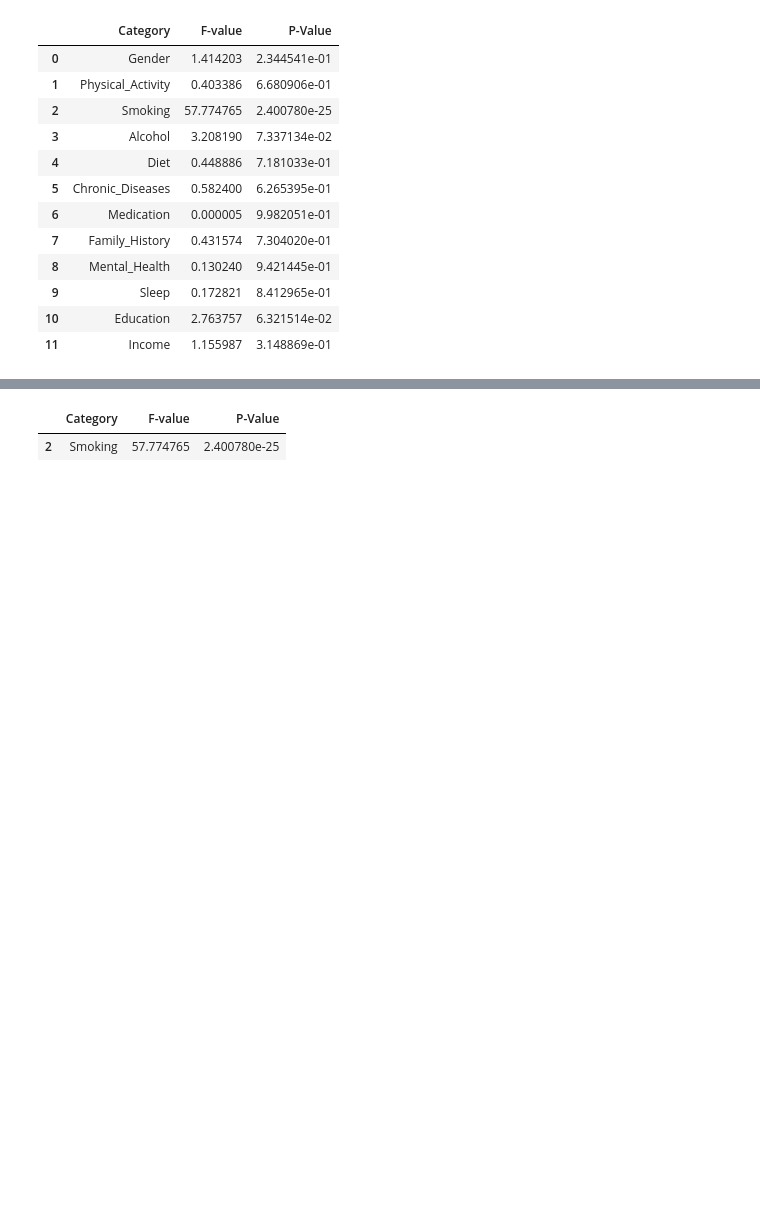
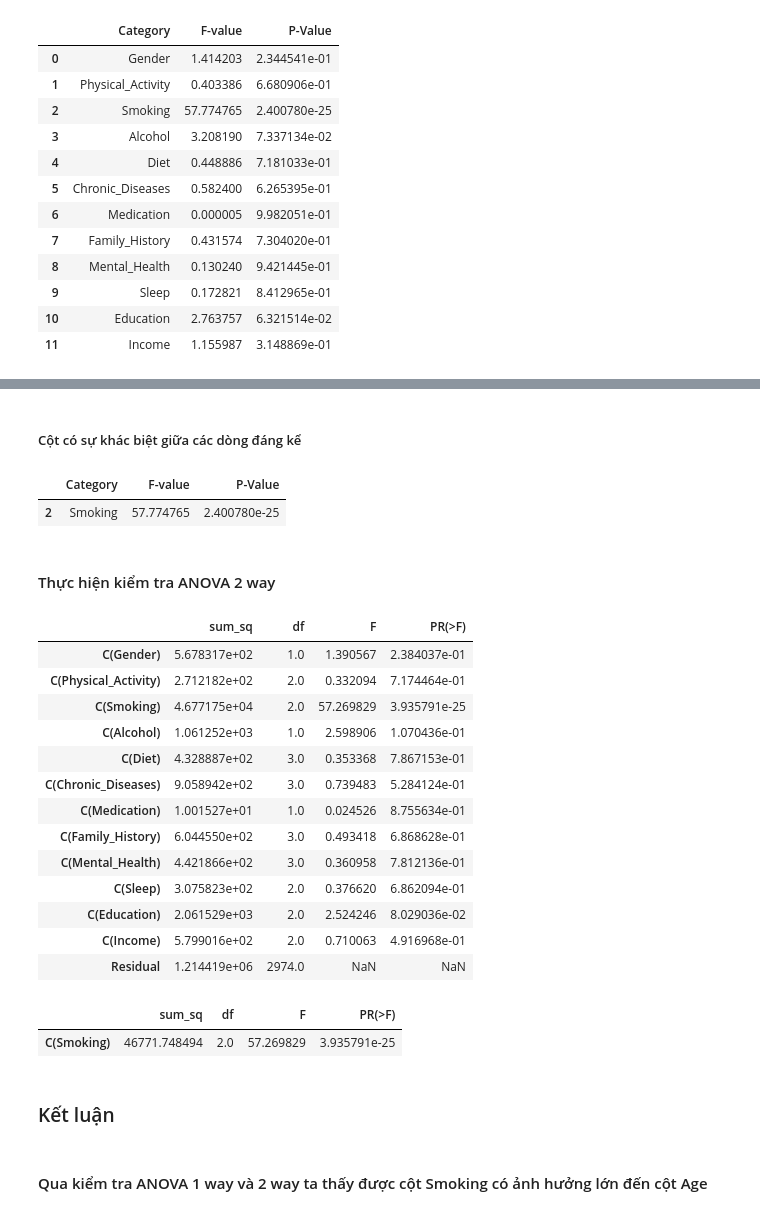
Before and after one commit to NATNgoc/PTDL-IE224, a Jupyter notebook: notebooks/2.1-EDA-ANOVA.ipynb, the cells around one changed output, grey strips where cells are left out. Drawn from its saved outputs; the diff is of its cells as text; code cells hidden in the pictures; blank space fills up the shorter version.

Commit message:
added anova 2 way

```diff
--- a/notebooks/2.1-EDA-ANOVA.ipynb
+++ b/notebooks/2.1-EDA-ANOVA.ipynb
@@ -77,6 +75,10 @@ display(df_anova)
+# %% [markdown]
+##### Cột có sự khác biệt giữa các dòng đáng kể
 # %%
 alpha = 0.05
 display(df_anova[df_anova['P-Value'] < alpha])
 # %% [output]
 |  | Category | F-value | P-Value |
 | 2 | Smoking | 57.774765 | 2.400780e-25 |
+# %% [markdown]
+#### Thực hiện kiểm tra ANOVA 2 way
@@ -82,0 +89,31 @@ display(df_anova[df_anova['P-Value'] < alpha])
+# %%
+formula = 'Age ~ '
+formula += reduce(lambda a, b: a + (' + ' if a != '' else '') + f'C({b})', categorical_features, '')
+# %%
+model = ols(formula=formula, data=df).fit()
+df_anova_2way = sm.stats.anova_lm(model, typ=2)
+display(df_anova_2way)
+# %% [output]
+|  | sum_sq | df | F | PR(>F) |
+| C(Gender) | 5.678317e+02 | 1.0 | 1.390567 | 2.384037e-01 |
+| C(Physical_Activity) | 2.712182e+02 | 2.0 | 0.332094 | 7.174464e-01 |
+| C(Smoking) | 4.677175e+04 | 2.0 | 57.269829 | 3.935791e-25 |
+| C(Alcohol) | 1.061252e+03 | 1.0 | 2.598906 | 1.070436e-01 |
+| C(Diet) | 4.328887e+02 | 3.0 | 0.353368 | 7.867153e-01 |
+| C(Chronic_Diseases) | 9.058942e+02 | 3.0 | 0.739483 | 5.284124e-01 |
+| C(Medication) | 1.001527e+01 | 1.0 | 0.024526 | 8.755634e-01 |
+| C(Family_History) | 6.044550e+02 | 3.0 | 0.493418 | 6.868628e-01 |
+| C(Mental_Health) | 4.421866e+02 | 3.0 | 0.360958 | 7.812136e-01 |
+| C(Sleep) | 3.075823e+02 | 2.0 | 0.376620 | 6.862094e-01 |
+| C(Education) | 2.061529e+03 | 2.0 | 2.524246 | 8.029036e-02 |
+| C(Income) | 5.799016e+02 | 2.0 | 0.710063 | 4.916968e-01 |
+| Residual | 1.214419e+06 | 2974.0 | NaN | NaN |
+# %%
+display(df_anova_2way[df_anova_2way['PR(>F)'] < alpha])
+# %% [output]
+|  | sum_sq | df | F | PR(>F) |
+| C(Smoking) | 46771.748494 | 2.0 | 57.269829 | 3.935791e-25 |
+# %% [markdown]
+### Kết luận
+# %% [markdown]
+#### Qua kiểm tra ANOVA 1 way và 2 way ta thấy được cột Smoking có ảnh hưởng lớn đến cột Age
```
Also changed, not shown: parts of 2 cells of this notebook.
